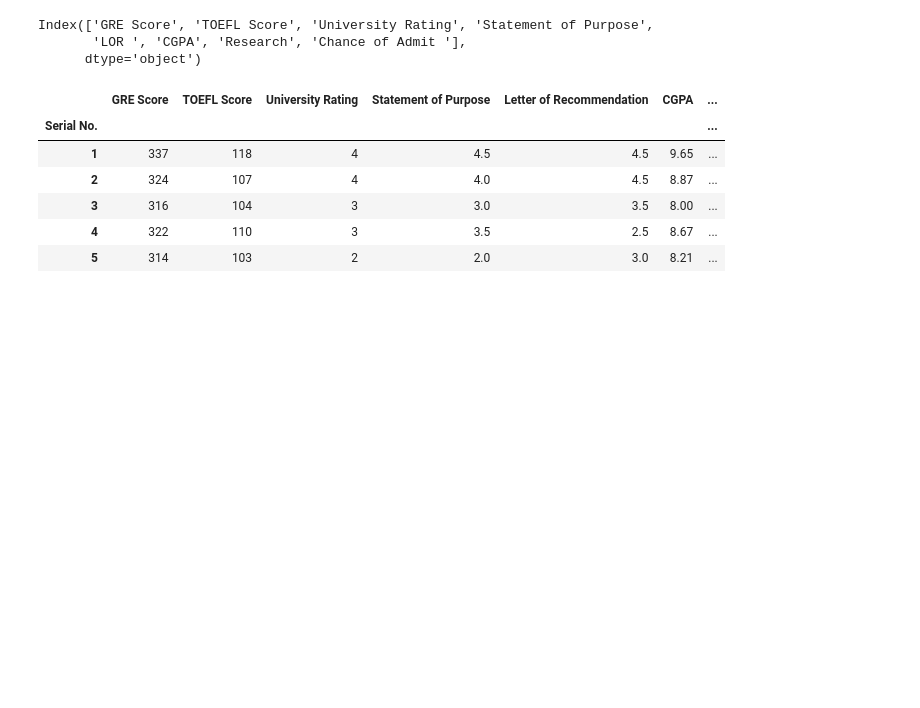
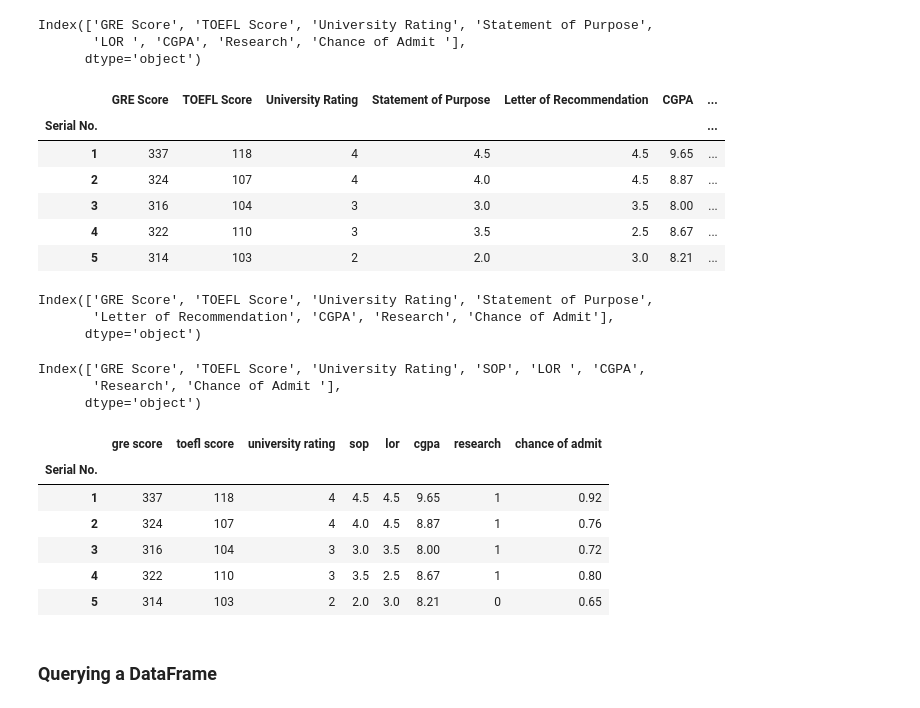
Before and after one commit to irinavalenzuela/Applied-Data-Science-Python, a Jupyter notebook: Week2_Pandas_Series.ipynb, the cells around one changed output. Saved outputs shown, nothing was run; the diff lists cells and outputs as text; code cells hidden in the pictures; blank space fills up the shorter version.

```diff
--- a/Week2_Pandas_Series.ipynb
+++ b/Week2_Pandas_Series.ipynb
@@ -733,8 +733,54 @@ new_df.head()
 | 4 | 322 | 110 | 3 | 3.5 | 2.5 | 8.67 | ... |
 | 5 | 314 | 103 | 2 | 2.0 | 3.0 | 8.21 | ... |
 # %%
-# So that works well, but it's a bit fragile. What if that was a tab instead of a space? Or two spaces?
-# Another way is to create some function that does the cleaning and then tell renamed to apply that function
-# across all of the data. Python comes with a handy string function to strip white space called "strip()".
-# When we pass this in to rename we pass the function as the mapper parameter, and then indicate whether the
-# axis should be columns or index (row labels)
+# Another way is to create some function that does the cleaning and then tell renamed
+# to apply that function across all of the data.
+
+# Python comes with a handy string function to strip white space called "strip()".
+# When we pass this in to rename we pass the function as the mapper parameter,
+# and then indicate whether the axis should be columns or index (row labels)
+
+new_df=new_df.rename(mapper=str.strip, axis='columns')
+
+new_df.head()
+# %% [output]
+Index(['GRE Score', 'TOEFL Score', 'University Rating', 'Statement of Purpose',
+       'Letter of Recommendation', 'CGPA', 'Research', 'Chance of Admit'],
+      dtype='object')
+# %%
+# Now we've got it - both SOP and LOR have been renamed
+#  and Chance of Admit has been trimmed up.
+# Remember though that the rename function isn't modifying the dataframe.
+
+# In this case, df is the same as it always was, there's just a copy in new_df with the changed names.
+df.columns
+# %% [output]
+Index(['GRE Score', 'TOEFL Score', 'University Rating', 'SOP', 'LOR ', 'CGPA',
+       'Research', 'Chance of Admit '],
+      dtype='object')
+# %%
+# We can also use the df.columns attribute by assigning to it a list of column names
+# which will directly rename the columns.
+# This will directly modify the original dataframe and is very efficient especially when
+# you have a lot of columns and you only want to change a few.
+
+# Lets change all of the column names to lower case. First we need to get our list
+cols=list(df.columns)
+
+cols=[x.lower().strip() for x in cols]
+
+# Then we just overwrite what is already in the .columns attribute
+
+df.columns=cols
+
+df.head()
+# %% [output]
+|  | gre score | toefl score | university rating | sop | lor | cgpa | research | chance of admit |
+| Serial No. |  |  |  |  |  |  |  |  |
+| 1 | 337 | 118 | 4 | 4.5 | 4.5 | 9.65 | 1 | 0.92 |
+| 2 | 324 | 107 | 4 | 4.0 | 4.5 | 8.87 | 1 | 0.76 |
+| 3 | 316 | 104 | 3 | 3.0 | 3.5 | 8.00 | 1 | 0.72 |
+| 4 | 322 | 110 | 3 | 3.5 | 2.5 | 8.67 | 1 | 0.80 |
+| 5 | 314 | 103 | 2 | 2.0 | 3.0 | 8.21 | 0 | 0.65 |
+# %% [markdown]
+### Querying a DataFrame
```
